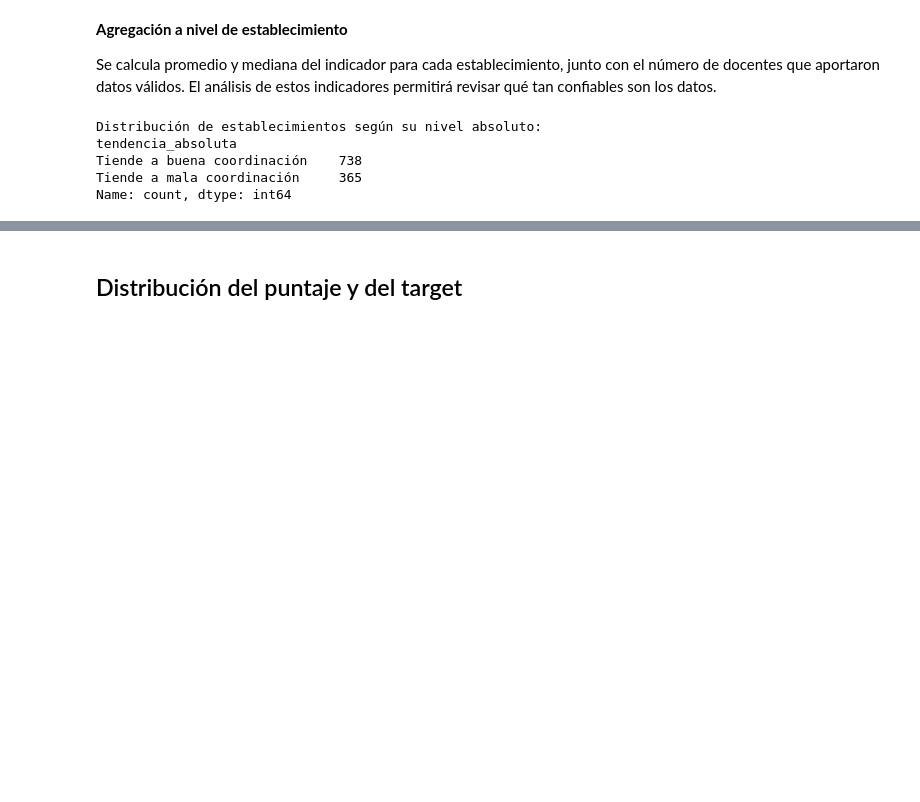
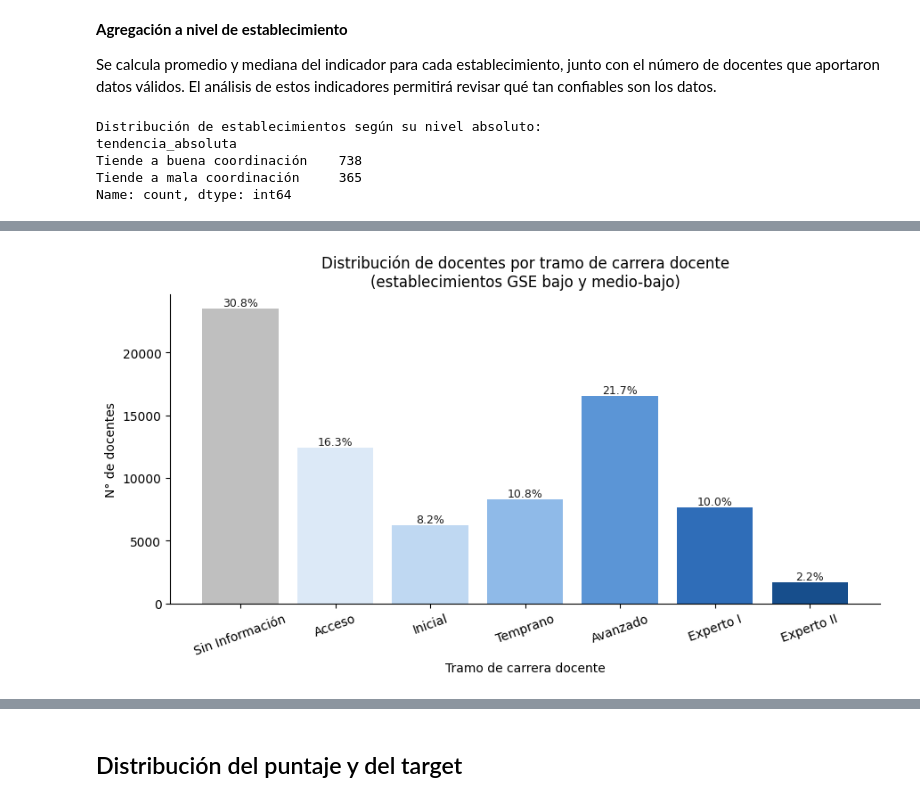
Before and after one commit to vcanalesg/dcc_taller_proyecto_g4, a Jupyter notebook: EDAyPreprocesamiento_01.ipynb, the cells around one changed output, grey strips where cells are left out. Saved outputs shown, nothing was run; the diff lists cells and outputs as text; code cells hidden in the pictures; blank space fills up the shorter version.

```diff
--- a/EDAyPreprocesamiento_01.ipynb
+++ b/EDAyPreprocesamiento_01.ipynb
@@ -19,7 +19,7 @@ simce = pd.read_parquet(ruta_datos + "simce2m2024_rbd_preliminar.parquet")
 idps  = pd.read_parquet(ruta_datos + "idps2M2024_rbd_preliminar.parquet")
 estudiantes = pd.read_parquet(ruta_datos + "simce2m2024_cest_SEG_final.parquet")
 docentes = pd.read_parquet(ruta_datos + "simce2m2024_cdoce_mate_SEG_final.parquet")
-eval_docentes = pd.read_parquet(ruta_datos + "evaluacion_docente_2024_2023.parquet")
+carrera_docente = pd.read_parquet(ruta_datos + "20240723_Docentes_2024_20240630_PUBL.parquet")
 # %%
 print(f'Simce: {simce.shape}')
 print(f'idps: {idps.shape}')
@@ -1816,0 +1787,43 @@ plt.show()
+# %%
+# Distribución del tramo de carrera docente, solo para los establecimientos de interés (rbd en base)
+carrera_docente_base = carrera_docente[carrera_docente["RBD"].isin(base["rbd"])]
+
+dist_tramo_docente_base = (
+    carrera_docente_base["TRAMO_CARR_DOCENTE"]
+    .value_counts(dropna=False)
+    .reindex(orden_tramo_docente + [np.nan])
+)
+dist_tramo_docente_base_pct = (dist_tramo_docente_base / len(carrera_docente_base) * 100).round(1)
+
+tabla_tramo_docente_base = pd.DataFrame({
+    "categoria": orden_tramo_docente + ["Sin categoría (NaN)"],
+    "descripcion": list(etiquetas_tramo_docente.values()) + ["Sin dato / no evaluado"],
+    "n_docentes": dist_tramo_docente_base.values,
+    "pct": dist_tramo_docente_base_pct.values,
+})
+
+datos_grafico_tramo_base = tabla_tramo_docente_base[tabla_tramo_docente_base["categoria"].isin(orden_tramo_docente)]
+
+# gris para "Sin Información" (0, no es parte de la escala de avance) + rampa secuencial
+# de un solo tono para los 6 tramos reales, de más clara (Acceso) a más oscura (Experto II)
+colores_tramo_docente = ["#BFBFBF", "#DCE9F7", "#BFD8F2", "#8FBAE8", "#5B95D6", "#2F6DB8", "#174E8C"]
+
+fig, ax = plt.subplots(figsize=(9, 5))
+barras = ax.bar(datos_grafico_tramo_base["descripcion"], datos_grafico_tramo_base["n_docentes"],
+                 color=colores_tramo_docente)
+
+for barra, pct in zip(barras, datos_grafico_tramo_base["pct"]):
+    ax.text(barra.get_x() + barra.get_width() / 2, barra.get_height(),
+            f"{pct:.1f}%", ha="center", va="bottom", fontsize=9, color="#1a1a1a")
+
+ax.set_title("Distribución de docentes por tramo de carrera docente\n(establecimientos GSE bajo y medio-bajo)")
+ax.set_xlabel("Tramo de carrera docente")
+ax.set_ylabel("N° de docentes")
+ax.tick_params(axis="x", rotation=20)
+for spine in ["top", "right"]:
+    ax.spines[spine].set_visible(False)
+
+plt.tight_layout()
+plt.show()
+# %% [output]
+[figure, added]
```
Also changed, not shown: parts of 14 cells of this notebook, 2 other files.
